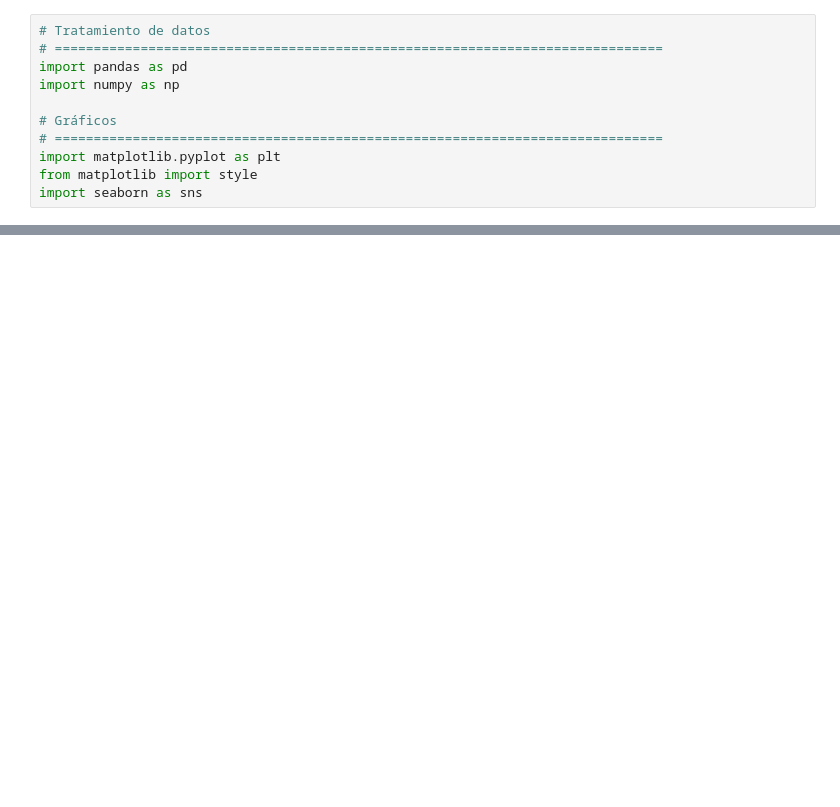
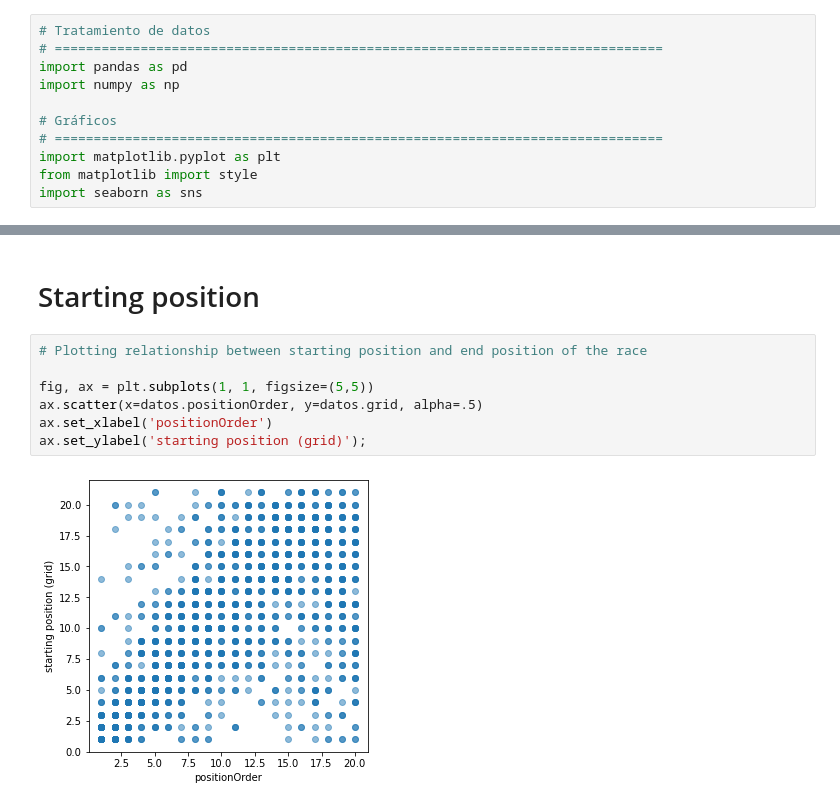
Before and after one commit to SeRoGaTa/FinalProject_Team_8, a Jupyter notebook: CleaningData/ExploringData.ipynb, the cells around one changed output, grey strips where cells are left out. Cells and saved outputs as stored; diff of their text form; blank space fills up the shorter version.

```diff
--- a/CleaningData/ExploringData.ipynb
+++ b/CleaningData/ExploringData.ipynb
@@ -65,0 +96,11 @@ memory usage: 3.5+ MB
+# %% [markdown]
+# Starting position
+# %%
+# Plotting relationship between starting position and end position of the race
+
+fig, ax = plt.subplots(1, 1, figsize=(5,5))
+ax.scatter(x=datos.positionOrder, y=datos.grid, alpha=.5)
+ax.set_xlabel('positionOrder')
+ax.set_ylabel('starting position (grid)');
+# %% [output]
+[figure, added]
```
Also changed, not shown: parts of 48 cells of this notebook, 2 other files.
